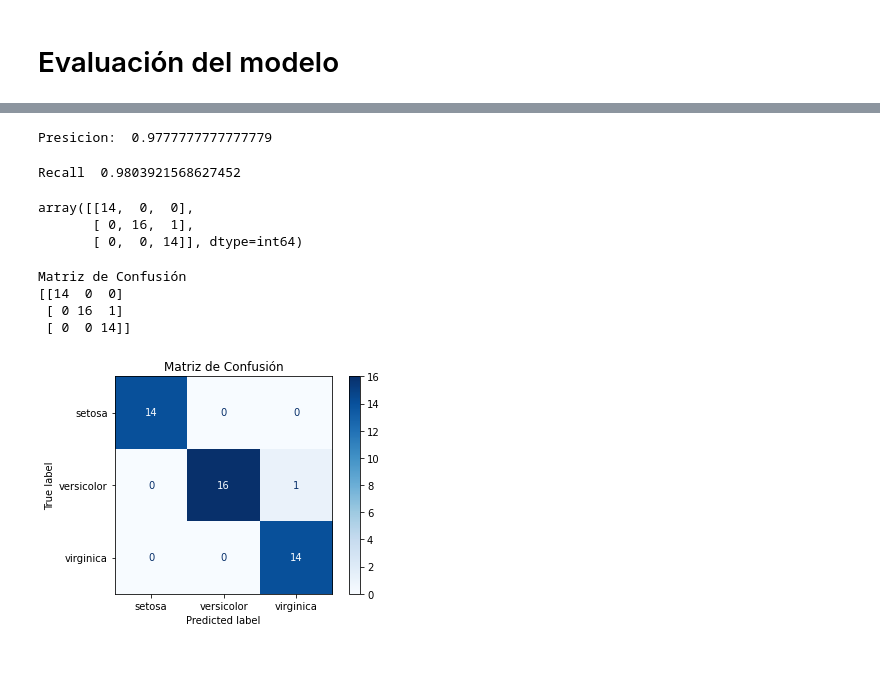
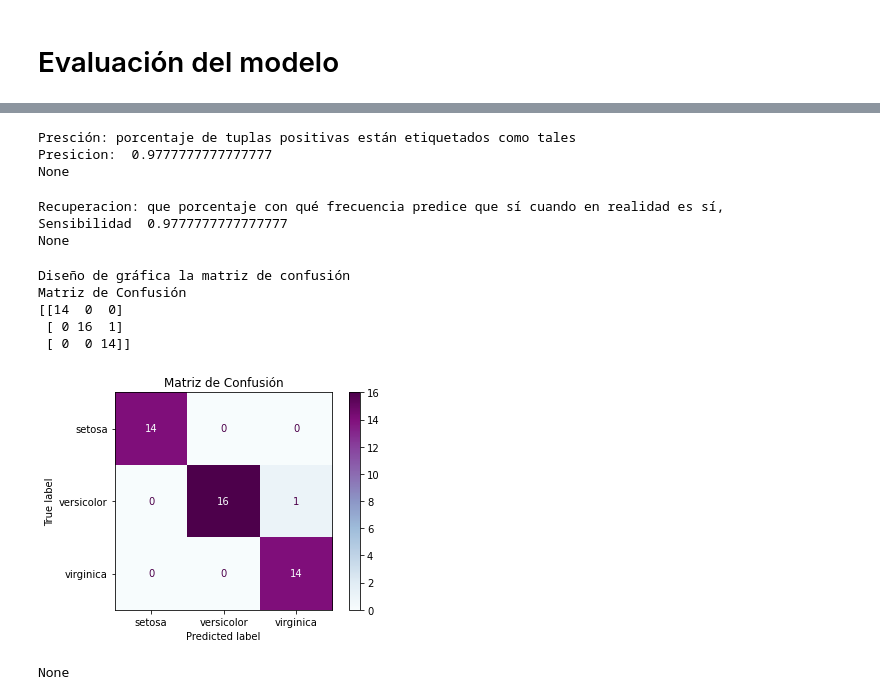
Before and after one commit to kxordonez/SVM, a Jupyter notebook: SVM.ipynb, the cells around one changed output, grey strips where cells are left out. Saved outputs shown, nothing was run; the diff lists cells and outputs as text; code cells hidden in the pictures; blank space fills up the shorter version.

```diff
--- a/SVM.ipynb
+++ b/SVM.ipynb
@@ -100,5 +191,9 @@ y_test:  45
 # %% [markdown]
 # Instanciar un objeto SVM
 # %%
-'''Se instancia un objeto SVM con hiperparámetros'''
-clf = svm.SVC(kernel='linear')
+def instancias():
+    '''Se instancia un objeto SVM con hiperparámetros (valores utilizados para el entrenamiento) y kernel lineal'''
+    clf = svm.SVC(kernel='linear')
+    return(clf)
+print(instancias.__doc__)
+print(instancias())
@@ -105,6 +203,9 @@ clf = svm.SVC(kernel='linear')
 # %% [markdown]
 ## Entrenar al modelo
 # %%
-'''Entremaniento del modelo con los registro para entrenar y para la prueba'''
-clf.fit(X_train, y_train)
+def entrenamiento():
+    '''Entremaniento del modelo con los registros para entrenar y para prueba'''
+    return(instancias().fit(X_train, y_train))
+print(entrenamiento.__doc__)
+print(entrenamiento())
 # %% [output]
@@ -133,37 +249,46 @@ Exactitud:  0.9777777777777777
 # %%
-'''Model Precision: que porcentaje de tuplas positivas están etiquetados como tales'''
-print("Presicion: ", metrics.precision_score(y_test, y_pred, average='macro'))
+def presicion():
+    '''Presción: porcentaje de tuplas positivas están etiquetados como tales'''
+    print("Presicion: ", metrics.precision_score(y_test, prediccion(), average='micro'))
+print(presicion.__doc__)
+print(presicion())
 # %% [output]
-Presicion:  0.9777777777777779
+Presción: porcentaje de tuplas positivas están etiquetados como tales
+Presicion:  0.9777777777777777
+None
-# %%
-'''Model Recall: que porcentaje de tuplas positivas están etiquetados como tales'''
-print("Recall ", metrics.recall_score(y_test, y_pred,average='macro'))
-# %% [output]
-Recall  0.9803921568627452
-# %%
-
-confusion_matrix(y_test, y_pred)
-# %% [output]
-array([[14,  0,  0],
-       [ 0, 16,  1],
-       [ 0,  0, 14]], dtype=int64)
+# %%
+def sensibilidad():
+    '''Recuperacion: que porcentaje con qué frecuencia predice que sí cuando en realidad es sí,'''
+    print("Sensibilidad ", metrics.recall_score(y_test, prediccion(),average='micro'))
+print(sensibilidad.__doc__)
+print(sensibilidad())
+# %% [output]
+Recuperacion: que porcentaje con qué frecuencia predice que sí cuando en realidad es sí,
+Sensibilidad  0.9777777777777777
+None
 # %%
-class_names = dicc.target_names
-titles_options = [("Matriz de Confusión", None)]
-for title, normalize in titles_options:
-    disp = plot_confusion_matrix(clf, X_test, y_test,
-                                 display_labels=class_names,
-                                 cmap=plt.cm.Blues,
-                                 normalize=normalize)
-    disp.ax_.set_title(title)
+def matrizConfusion():
+    '''Diseño de gráfica la matriz de confusión '''
+    class_names = cargaDataset().target_names
+    titles_options = [("Matriz de Confusión", None)]
+    for title, normalize in titles_options:
+        disp = plot_confusion_matrix(entrenamiento(), X_test, y_test,
+                                     display_labels=class_names,
+                                     cmap=plt.cm.BuPu,
+                                     normalize=normalize)
+        disp.ax_.set_title(title)
 
-    print(title)
-    print(disp.confusion_matrix)
+        print(title)
+        print(disp.confusion_matrix)
 
-plt.show()
+    plt.show()
+print(matrizConfusion.__doc__)
+print(matrizConfusion())
 # %% [output]
+Diseño de gráfica la matriz de confusión
 Matriz de Confusión
 [[14  0  0]
  [ 0 16  1]
  [ 0  0 14]]
-[figure, old version]
+[figure, new version]
+None
```
Also changed, not shown: parts of 29 cells of this notebook.
